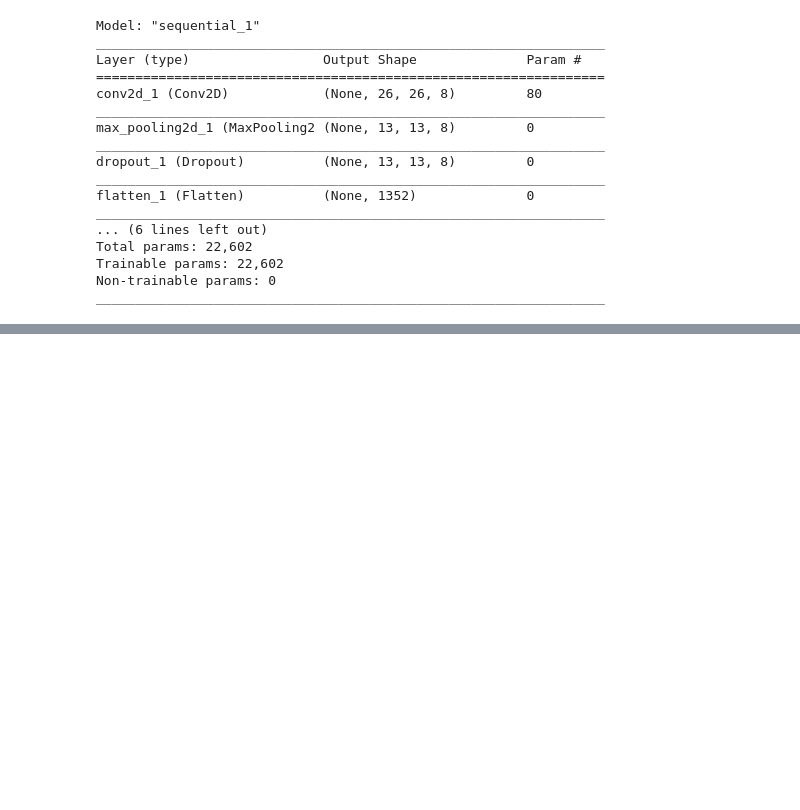
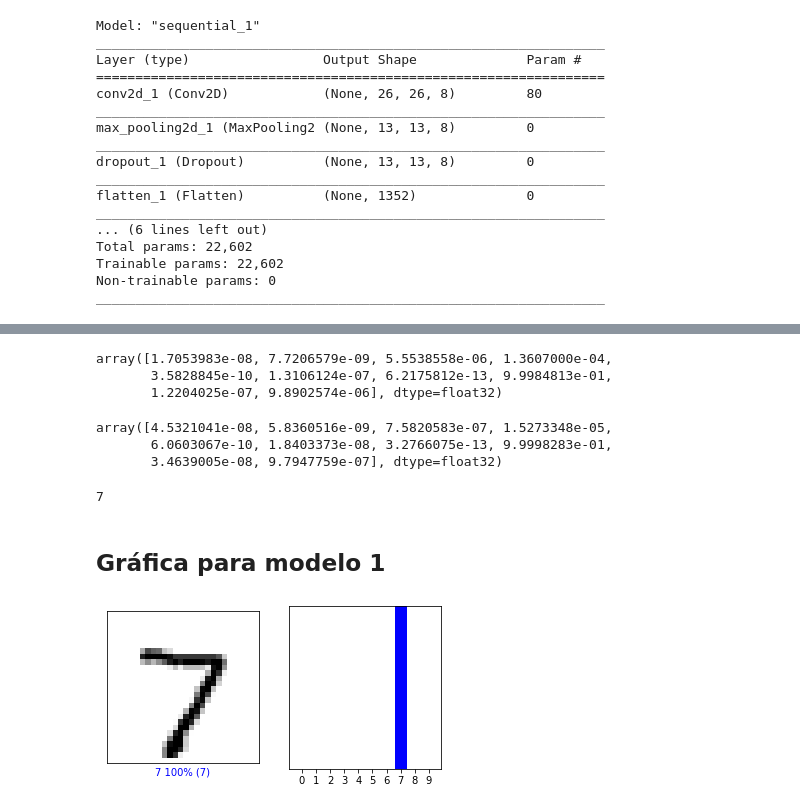
Before and after one commit to leo90rc/Leonardo.DataScience, a Jupyter notebook: week11_unsupervised_/day4_cnn_solved_competition_optimization/cnn/exercises/convolution_mnist.ipynb, the cells around one changed output, grey strips where cells are left out. Saved outputs shown, nothing was run; the diff lists cells and outputs as text; code cells hidden in the pictures; blank space fills up the shorter version.

```diff
--- a/week11_unsupervised_/day4_cnn_solved_competition_optimization/cnn/exercises/convolution_mnist.ipynb
+++ b/week11_unsupervised_/day4_cnn_solved_competition_optimization/cnn/exercises/convolution_mnist.ipynb
@@ -241,0 +234,3 @@ Epoch 10/10
+# %%
+x_test = x_test.reshape(10000, 28, 28, 1)
+print('x_test.shape:', x_test.shape)
@@ -241,0 +249,2 @@ Epoch 10/10
+# %%
+predictions1 = model1.predict(x_test)
@@ -241,0 +253,59 @@ Epoch 10/10
+# %%
+predictions1[0]
+# %% [output]
+array([1.7053983e-08, 7.7206579e-09, 5.5538558e-06, 1.3607000e-04,
+       3.5828845e-10, 1.3106124e-07, 6.2175812e-13, 9.9984813e-01,
+       1.2204025e-07, 9.8902574e-06], dtype=float32)
+# %%
+predictions2[0]
+# %% [output]
+array([4.5321041e-08, 5.8360516e-09, 7.5820583e-07, 1.5273348e-05,
+       6.0603067e-10, 1.8403373e-08, 3.2766075e-13, 9.9998283e-01,
+       3.4639005e-08, 9.7947759e-07], dtype=float32)
+# %%
+y_test[0]
+# %% [output]
+7
+# %%
+def plot_image(i, predictions_array, true_label, img):
+  predictions_array, true_label, img = predictions_array, true_label[i], img[i]
+  plt.grid(False)
+  plt.xticks([])
+  plt.yticks([])
+
+  plt.imshow(img, cmap=plt.cm.binary)
+
+  predicted_label = np.argmax(predictions_array)
+  if predicted_label == true_label:
+    color = 'blue'
+  else:
+    color = 'red'
+
+  plt.xlabel("{} {:2.0f}% ({})".format(predicted_label,
+                                100*np.max(predictions_array),
+                                true_label),
+                                color=color)
+
+def plot_value_array(i, predictions_array, true_label):
+  predictions_array, true_label = predictions_array, true_label[i]
+  plt.grid(False)
+  plt.xticks(range(10))
+  plt.yticks([])
+  thisplot = plt.bar(range(10), predictions_array, color="#777777")
+  plt.ylim([0, 1])
+  predicted_label = np.argmax(predictions_array)
+
+  thisplot[predicted_label].set_color('red')
+  thisplot[true_label].set_color('blue')
+# %% [markdown]
+## Gráfica para modelo 1
+# %%
+i = 0
+plt.figure(figsize=(6,3))
+plt.subplot(1,2,1)
+plot_image(i, predictions1[i], y_test, x_test)
+plt.subplot(1,2,2)
+plot_value_array(i, predictions1[i],  y_test)
+plt.show()
+# %% [output]
+[figure, added]
```
Also changed, not shown: parts of 36 cells of this notebook, 25 other files.
